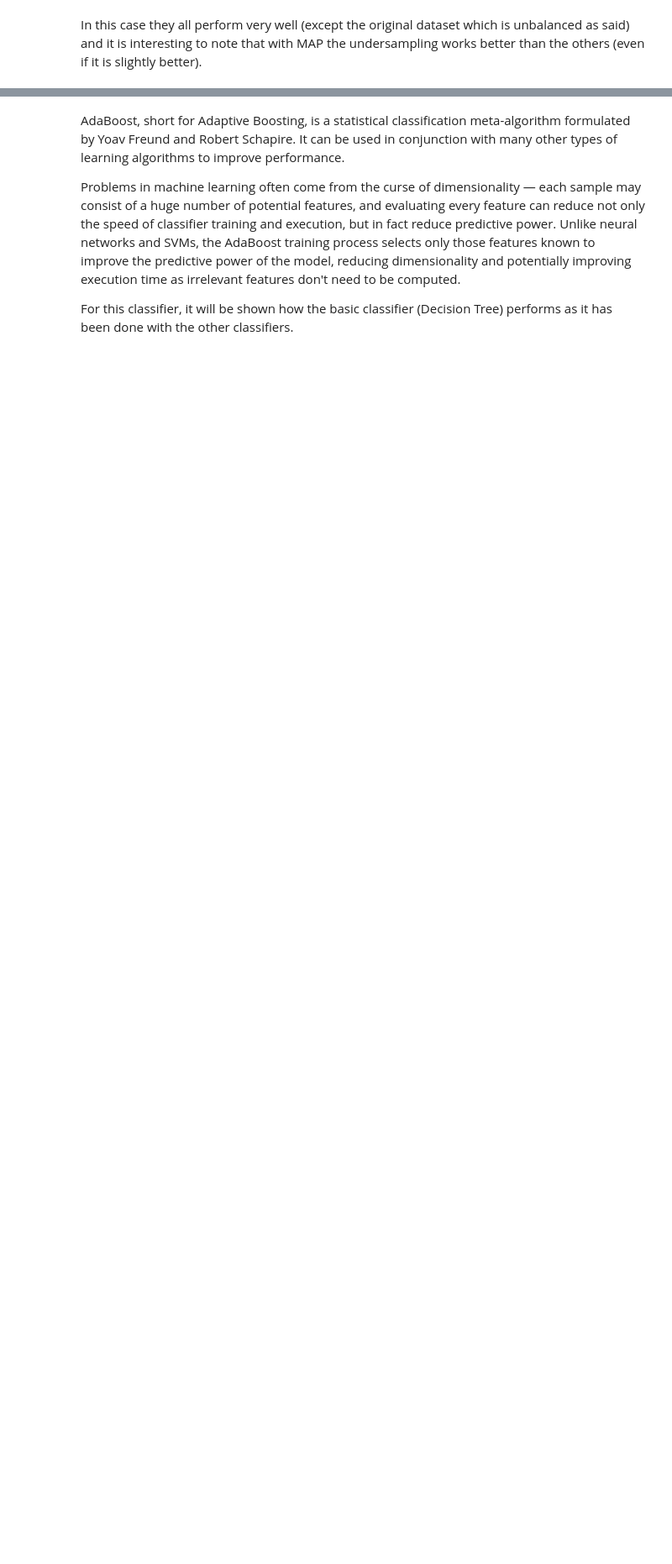
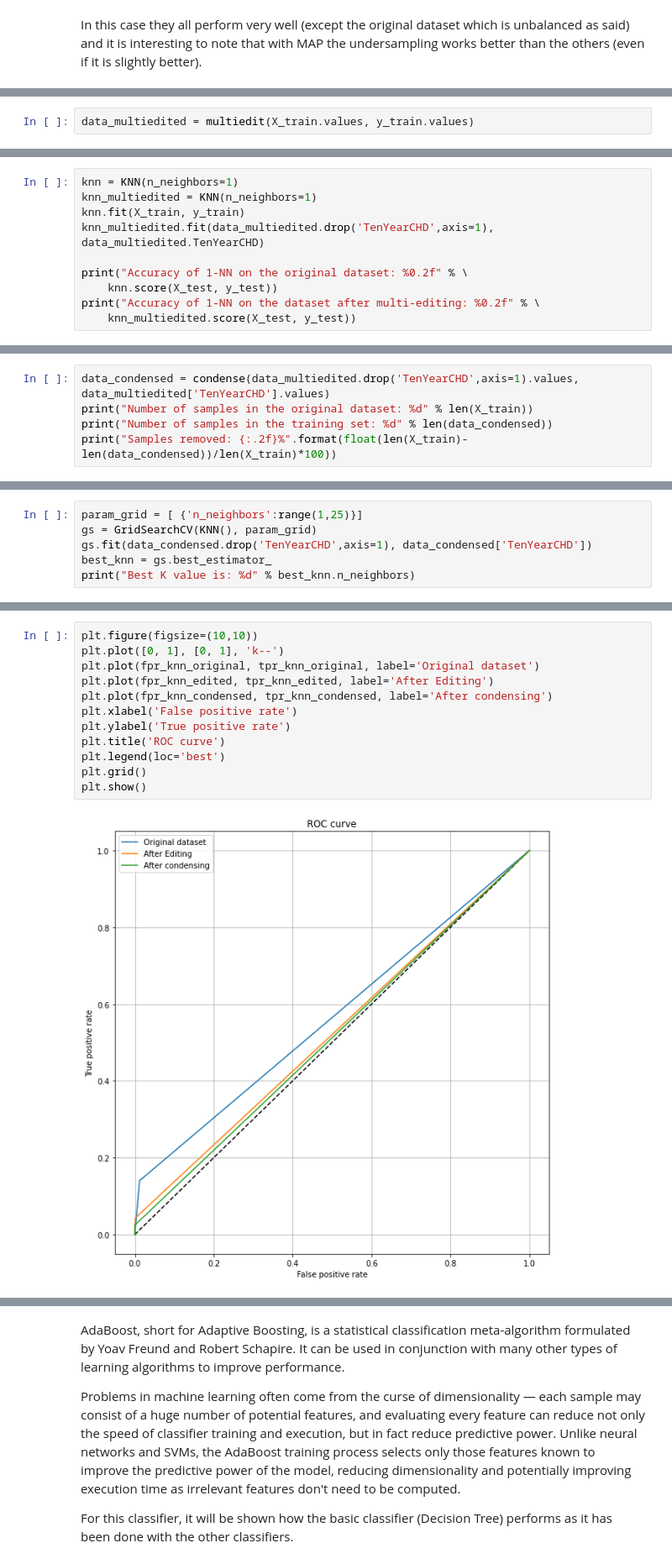
Before and after one commit to Mirkesx/cardiovascularity_study_dataset, a Jupyter notebook: project_notebook_marco_cavalli_1000024189.ipynb, the cells around one changed output, grey strips where cells are left out. Shown at 84% size. Cells and saved outputs as stored; diff of their text form; blank space fills up the shorter version.

```diff
--- a/project_notebook_marco_cavalli_1000024189.ipynb
+++ b/project_notebook_marco_cavalli_1000024189.ipynb
@@ -2043,0 +2199,2 @@ plt.show()
+# %%
+data_multiedited = multiedit(X_train.values, y_train.values)
@@ -2043,0 +2203,10 @@ plt.show()
+# %%
+knn = KNN(n_neighbors=1)
+knn_multiedited = KNN(n_neighbors=1)
+knn.fit(X_train, y_train)
+knn_multiedited.fit(data_multiedited.drop('TenYearCHD',axis=1), data_multiedited.TenYearCHD)
+
+print("Accuracy of 1-NN on the original dataset: %0.2f" % \
+    knn.score(X_test, y_test))
+print("Accuracy of 1-NN on the dataset after multi-editing: %0.2f" % \
+    knn_multiedited.score(X_test, y_test))
@@ -2043,0 +2247,5 @@ plt.show()
+# %%
+data_condensed = condense(data_multiedited.drop('TenYearCHD',axis=1).values, data_multiedited['TenYearCHD'].values)
+print("Number of samples in the original dataset: %d" % len(X_train))
+print("Number of samples in the training set: %d" % len(data_condensed))
+print("Samples removed: {:.2f}%".format(float(len(X_train)-len(data_condensed))/len(X_train)*100))
@@ -2043,0 +2271,6 @@ plt.show()
+# %%
+param_grid = [ {'n_neighbors':range(1,25)}]
+gs = GridSearchCV(KNN(), param_grid)
+gs.fit(data_condensed.drop('TenYearCHD',axis=1), data_condensed['TenYearCHD'])
+best_knn = gs.best_estimator_
+print("Best K value is: %d" % best_knn.n_neighbors)
@@ -2043,0 +2358,14 @@ plt.show()
+# %%
+plt.figure(figsize=(10,10))
+plt.plot([0, 1], [0, 1], 'k--')
+plt.plot(fpr_knn_original, tpr_knn_original, label='Original dataset')
+plt.plot(fpr_knn_edited, tpr_knn_edited, label='After Editing')
+plt.plot(fpr_knn_condensed, tpr_knn_condensed, label='After condensing')
+plt.xlabel('False positive rate')
+plt.ylabel('True positive rate')
+plt.title('ROC curve')
+plt.legend(loc='best')
+plt.grid()
+plt.show()
+# %% [output]
+[figure, added]
```
Also changed, not shown: parts of 53 cells of this notebook.
